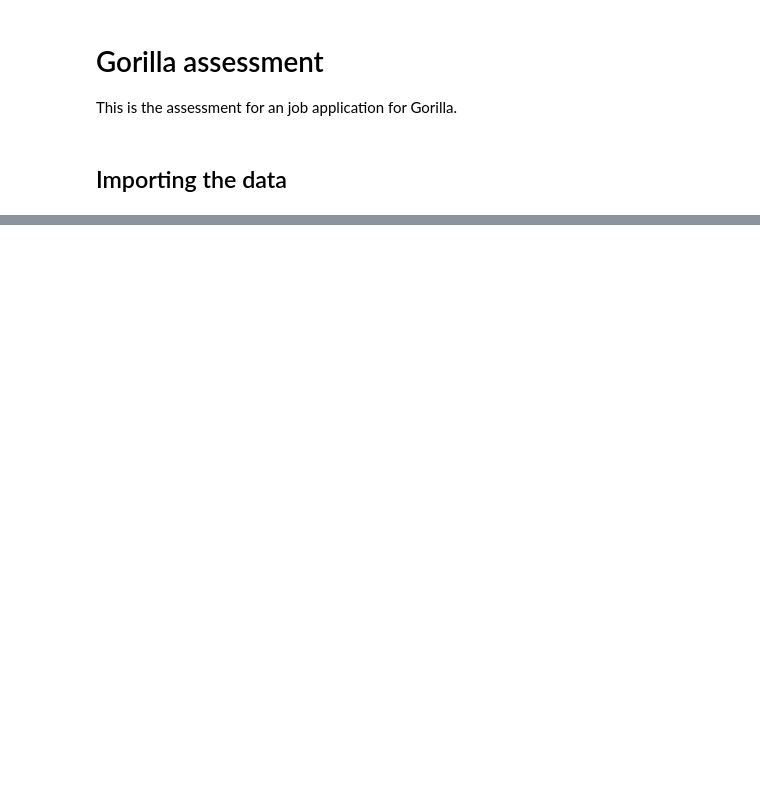
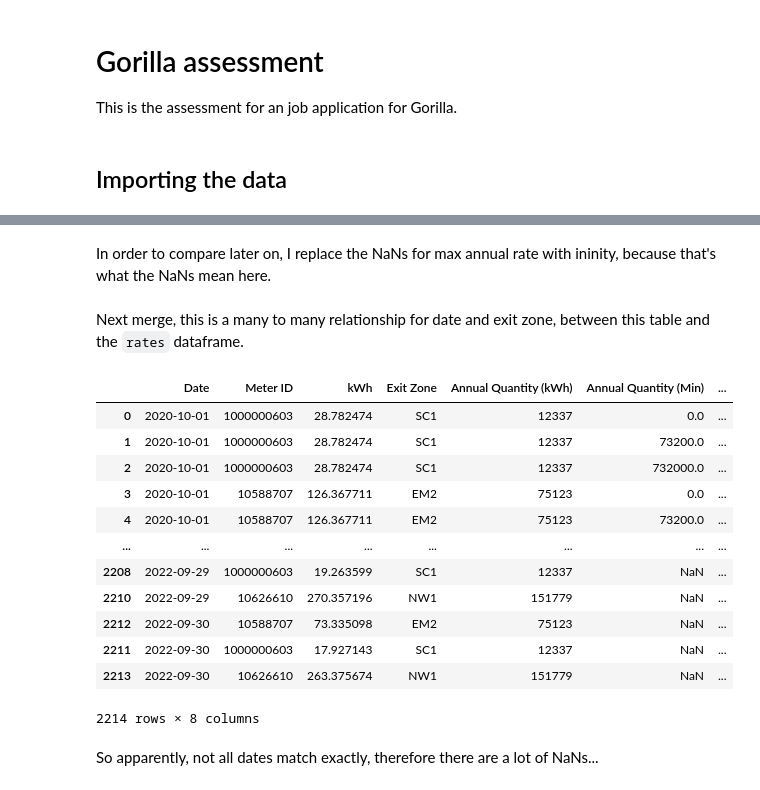
Before and after one commit to brmdv/assessment-gorilla, a Jupyter notebook: Assessment.ipynb, the cells around one changed output, grey strips where cells are left out. Saved outputs shown, nothing was run; the diff lists cells and outputs as text; code cells hidden in the pictures; blank space fills up the shorter version.

```diff
--- a/Assessment.ipynb
+++ b/Assessment.ipynb
@@ -25,0 +10,4 @@ df
+# %%
+consumption=pd.read_excel("data.xlsx", sheet_name="Forecasted Consumption")
+meters=pd.read_excel("data.xlsx", sheet_name="Meter List")
+rates=pd.read_excel("data.xlsx", sheet_name="Rates")
@@ -38,0 +147,2 @@ memory usage: 51.5 KB
+# %% [markdown]
+In order to compare later on, I replace the NaNs for max annual rate with ininity, because that's what the NaNs mean here.
@@ -38,0 +151,21 @@ memory usage: 51.5 KB
+# %% [markdown]
+Next merge, this is a many to many relationship for date and exit zone, between this table and the `rates` dataframe.
+# %%
+merged_rates=pd.merge(merged_data, rates, how="left", on = ["Date", "Exit Zone"])
+merged_rates.sort_values("Date")
+# %% [output]
+|  | Date | Meter ID | kWh | Exit Zone | Annual Quantity (kWh) | Annual Quantity (Min) | ... |
+| 0 | 2020-10-01 | 1000000603 | 28.782474 | SC1 | 12337 | 0.0 | ... |
+| 1 | 2020-10-01 | 1000000603 | 28.782474 | SC1 | 12337 | 73200.0 | ... |
+| 2 | 2020-10-01 | 1000000603 | 28.782474 | SC1 | 12337 | 732000.0 | ... |
+| 3 | 2020-10-01 | 10588707 | 126.367711 | EM2 | 75123 | 0.0 | ... |
+| 4 | 2020-10-01 | 10588707 | 126.367711 | EM2 | 75123 | 73200.0 | ... |
+| ... | ... | ... | ... | ... | ... | ... | ... |
+| 2208 | 2022-09-29 | 1000000603 | 19.263599 | SC1 | 12337 | NaN | ... |
+| 2210 | 2022-09-29 | 10626610 | 270.357196 | NW1 | 151779 | NaN | ... |
+| 2212 | 2022-09-30 | 10588707 | 73.335098 | EM2 | 75123 | NaN | ... |
+| 2211 | 2022-09-30 | 1000000603 | 17.927143 | SC1 | 12337 | NaN | ... |
+| 2213 | 2022-09-30 | 10626610 | 263.375674 | NW1 | 151779 | NaN | ... |
+2214 rows × 8 columns
+# %% [markdown]
+So apparently, not all dates match exactly, therefore there are a lot of NaNs...
```
Also changed, not shown: parts of 33 cells of this notebook.
